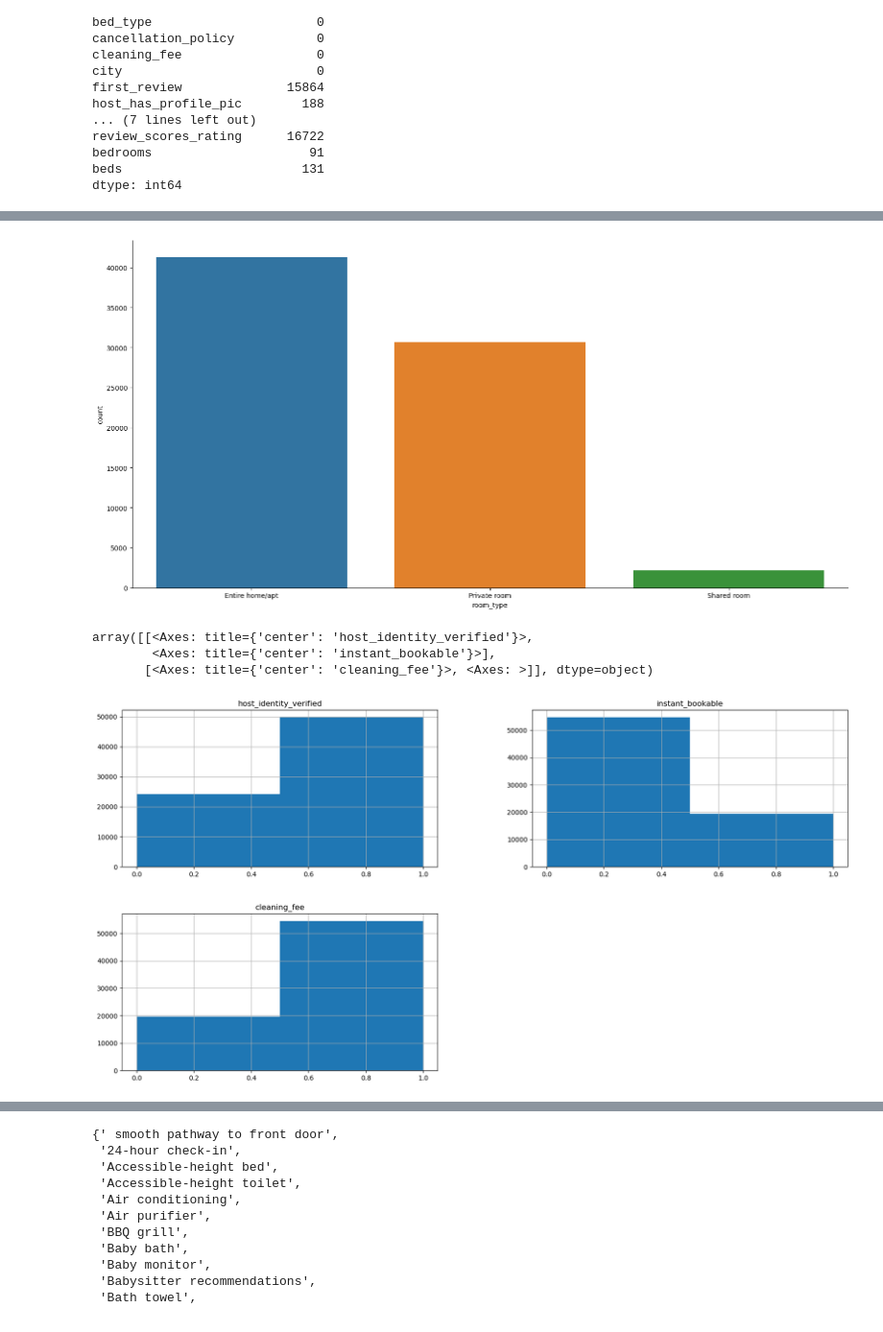
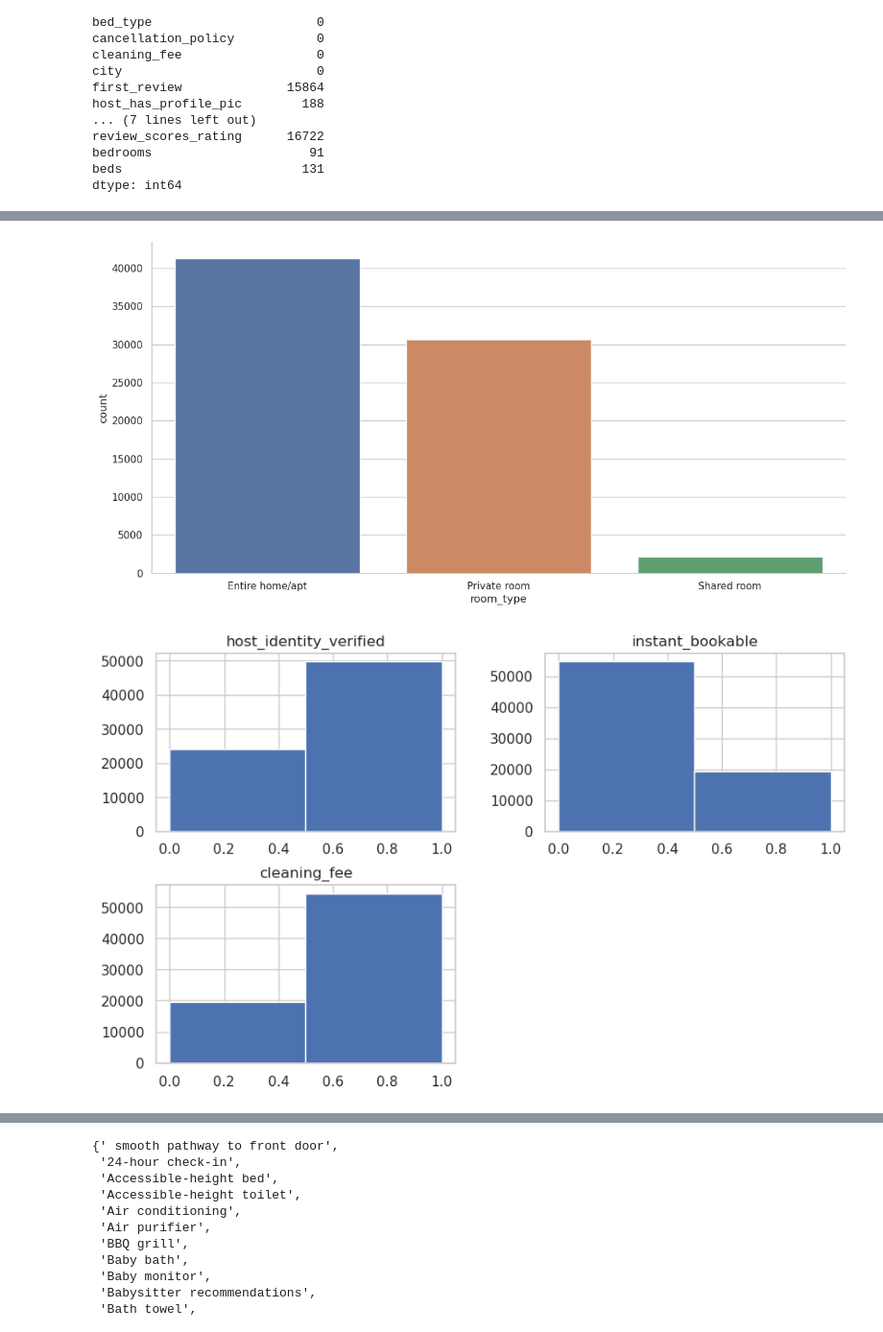
Before and after one commit to AmarskiyArtem/airbnbEDA, a Jupyter notebook: airbnbEDA.ipynb, the cells around one changed output, grey strips where cells are left out. Shown at 96% size. Saved outputs shown, nothing was run; the diff lists cells and outputs as text; code cells hidden in the pictures.

```diff
--- a/airbnbEDA.ipynb
+++ b/airbnbEDA.ipynb
@@ -187,12 +189,10 @@ plt.show()
 # %%
-plot_catplot("room_type", "count", 8, 2)
+plot_catplot("room_type", "count", 6, 2)
 # %% [output]
-[figure, old version]
+[figure, new version]
 # %%
-data[['host_identity_verified', 'instant_bookable', 'cleaning_fee']].hist(figsize=(20, 10), bins=2)
+data[['host_identity_verified', 'instant_bookable', 'cleaning_fee']].hist(figsize=(10, 6), bins=2)
+plt.show()
 # %% [output]
-array([[<Axes: title={'center': 'host_identity_verified'}>,
-        <Axes: title={'center': 'instant_bookable'}>],
-       [<Axes: title={'center': 'cleaning_fee'}>, <Axes: >]], dtype=object)
-[figure, old version]
+[figure, new version]
 # %%
```
Also changed, not shown: parts of 42 cells of this notebook.
